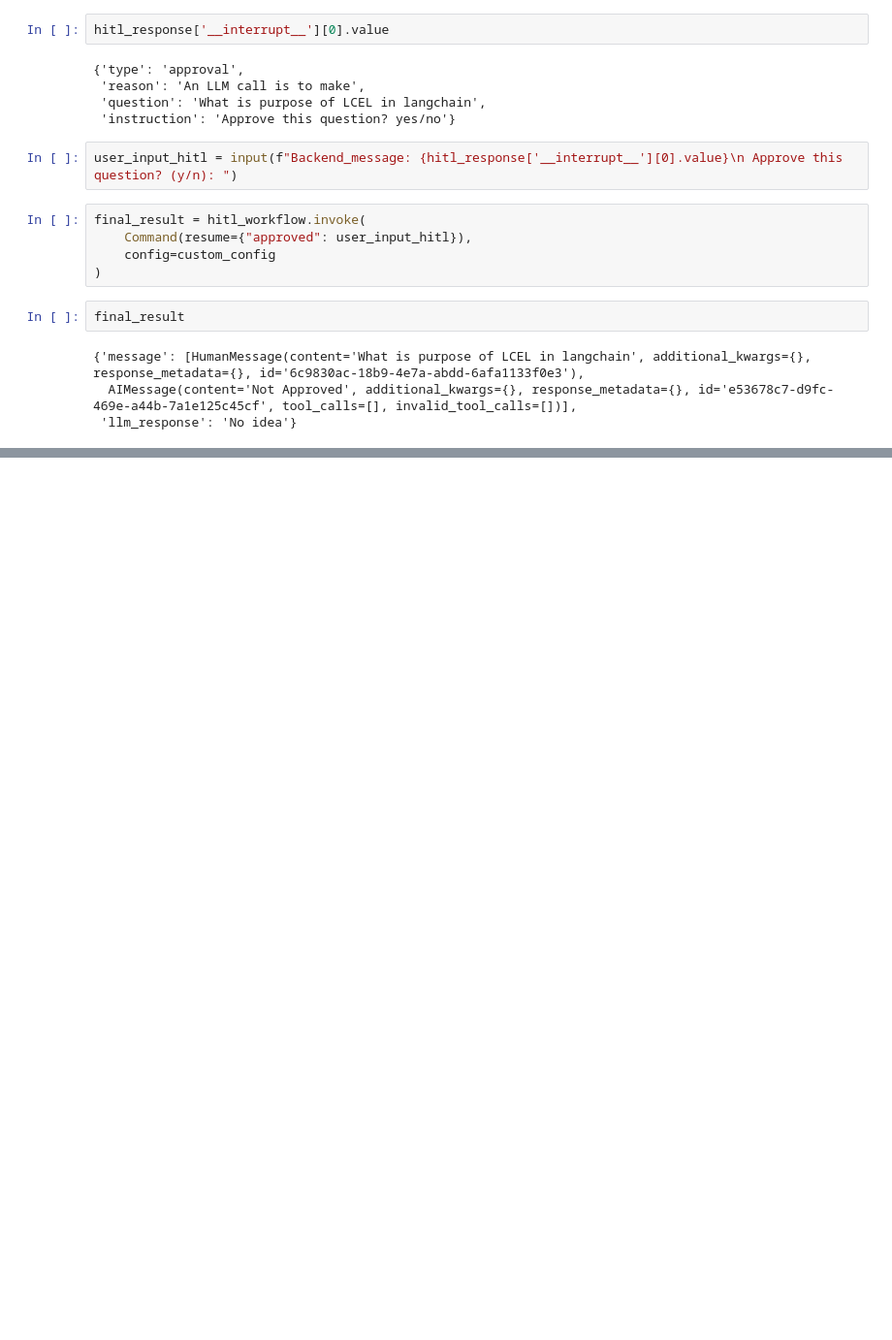
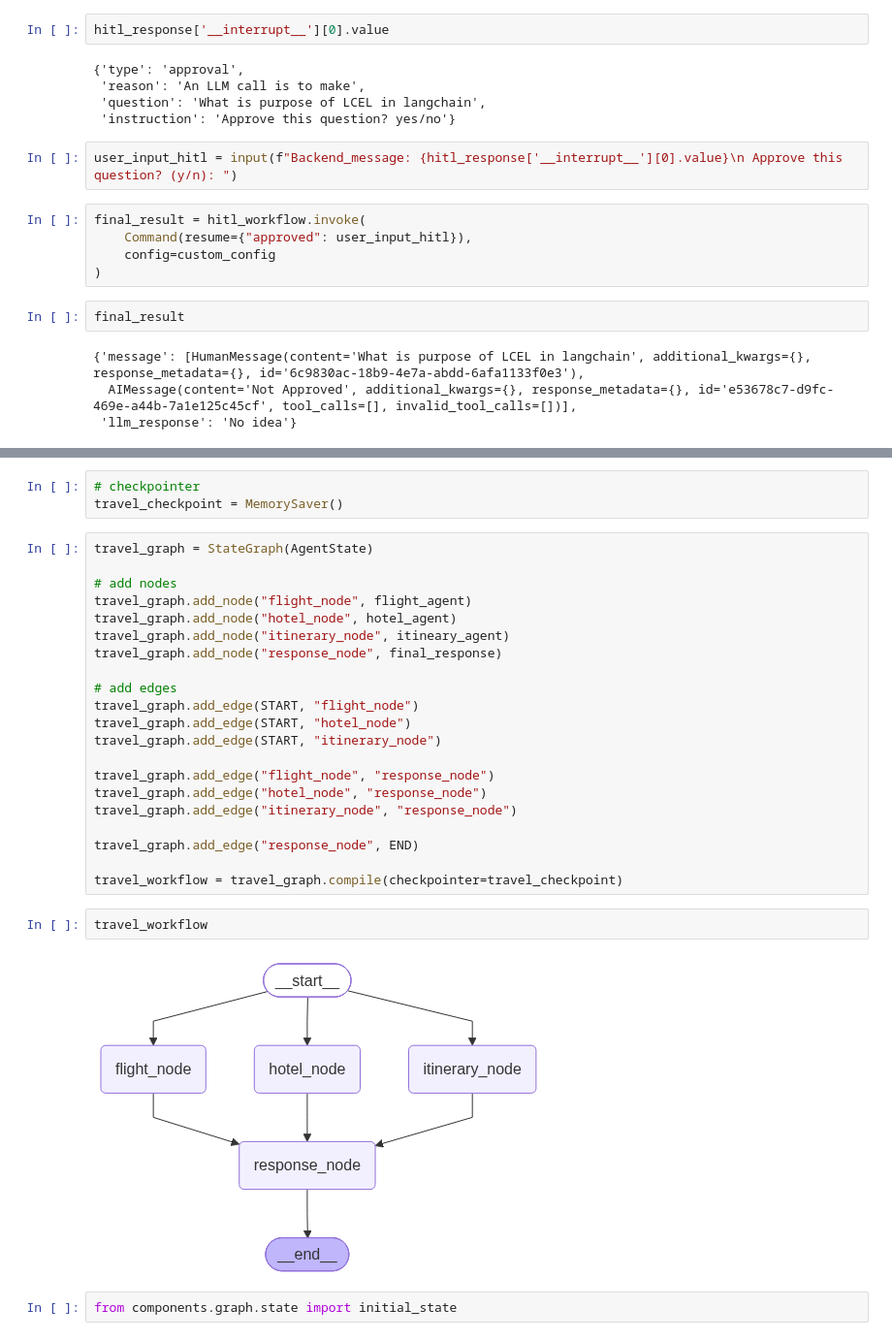
Before and after one commit to pravin-nawghare/Multi-Agent-Orchestration-using-A2A, a Jupyter notebook: test.ipynb, the cells around one changed output, grey strips where cells are left out. Shown at 97% size. Drawn from its saved outputs; the diff is of its cells as text; blank space fills up the shorter version.

```diff
--- a/test.ipynb
+++ b/test.ipynb
@@ -740,0 +752,30 @@ final_result
+# %%
+# checkpointer
+travel_checkpoint = MemorySaver()
+# %%
+travel_graph = StateGraph(AgentState)
+
+# add nodes
+travel_graph.add_node("flight_node", flight_agent)
+travel_graph.add_node("hotel_node", hotel_agent)
+travel_graph.add_node("itinerary_node", itineary_agent)
+travel_graph.add_node("response_node", final_response)
+
+# add edges
+travel_graph.add_edge(START, "flight_node")
+travel_graph.add_edge(START, "hotel_node")
+travel_graph.add_edge(START, "itinerary_node")
+
+travel_graph.add_edge("flight_node", "response_node")
+travel_graph.add_edge("hotel_node", "response_node")
+travel_graph.add_edge("itinerary_node", "response_node")
+
+travel_graph.add_edge("response_node", END)
+
+travel_workflow = travel_graph.compile(checkpointer=travel_checkpoint)
+# %%
+travel_workflow
+# %% [output]
+[figure, added]
+# %%
+from components.graph.state import initial_state
```
Also changed, not shown: parts of 6 cells of this notebook, 6 other files.
